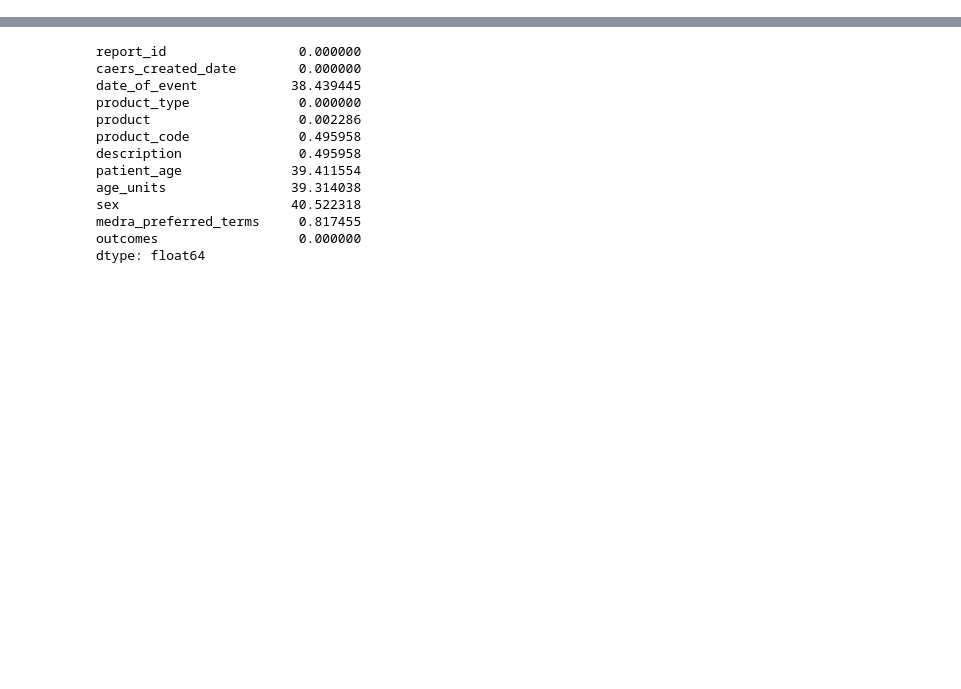
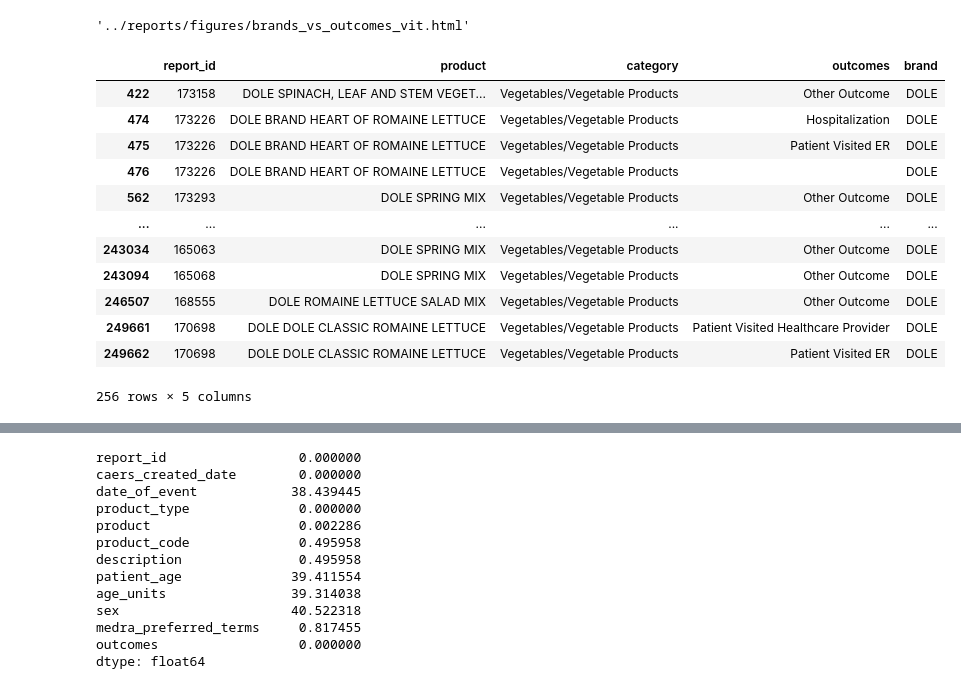
Before and after one commit to AdityaR-Bits/adverse_food_events_analysis-1, a Jupyter notebook: notebooks/sandbox_eda.ipynb, the cells around one changed output, grey strips where cells are left out. Drawn from its saved outputs; the diff is of its cells as text; code cells hidden in the pictures; blank space fills up the shorter version.

```diff
--- a/notebooks/sandbox_eda.ipynb
+++ b/notebooks/sandbox_eda.ipynb
@@ -60,0 +53,5 @@ ValueError: must supply a tuple to get_group with multiple grouping keys
+# %%
+aggReports.outcomes = aggReports.outcomes.apply(lambda x: [y.strip() for y in x.split(",") if y!=[]])
+expl_aggReports = aggReports.explode("outcomes")
+expl_aggReports=expl_aggReports[["report_id","product","category","outcomes"]]
+expl_aggReports=expl_aggReports.reset_index(drop=True)
@@ -60,0 +62,13 @@ ValueError: must supply a tuple to get_group with multiple grouping keys
+# %%
+# Cosmetics Brand clustering
+cosm_df = expl_aggReports[(expl_aggReports['category']=="Cosmetics") & (expl_aggReports['product']!="EXEMPTION 4")].copy()
+
+def brand(x):
+    stop = stopwords.words('english')
+    n_x = [_.upper() for _ in x.lower().split(" ") if _ not in stop]
+    return n_x[0]
+
+
+cosm_df['brand'] =cosm_df['product'].apply(brand,1)
+
+g=cosm_df.groupby(['outcomes','brand'])['report_id'].count().sort_values(ascending=False)
@@ -60,0 +177,62 @@ ValueError: must supply a tuple to get_group with multiple grouping keys
+# %%
+# Vitamins product vs Outcomes
+
+data = []
+
+relv_outcomes = ["Death","Life Threatening","Hospitalization","Disability","Patient Visited ER"]
+
+for i,outcome in enumerate(relv_outcomes):
+
+    top_brands = list(vit_g.iloc[vit_g.index.get_level_values('outcomes')==outcome].reset_index()[:5]['brand'])
+    brand_count = list(vit_g.iloc[vit_g.index.get_level_values('outcomes')==outcome].reset_index()[:5]['report_id'])
+
+    data.append(go.Bar(name=outcome, x = top_brands,y = brand_count))
+
+fig = go.Figure(data=data)
+
+fig.layout.update(title="Vitamins Products vs Outcomes", height = 500, width = 1500,barmode = "stack")
+fig.show()
+plot(fig, filename ="../reports/figures/brands_vs_outcomes_vit.html")
+# %% [output]
+'../reports/figures/brands_vs_outcomes_vit.html'
+# %%
+# Vegetables/Vegetable Products Brand clustering
+veg_df = expl_aggReports[(expl_aggReports['category']=="Vegetables/Vegetable Products") & (expl_aggReports['product']!="EXEMPTION 4")].copy()
+
+veg_df.dropna(inplace=True)
+
+def brand(x):
+    stop = stopwords.words('english')
+    n_x = [_.upper() for _ in x.lower().split(" ") if _ not in stop]
+    if len(n_x)==0:
+        return ""
+    return n_x[0]
+
+def clean_prod(x):
+    regex = re.compile('[%s]' % re.escape(string.punctuation))
+
+    x = regex.sub('', x)
+    stop = stopwords.words('english')
+    n_x = [_.upper() for _ in x.lower().split(" ") if _ not in stop]
+
+    return " ".join(n_x) if len(n_x)<2 else " ".join(n_x[:2])
+
+veg_df['brand'] =veg_df['product'].apply(brand,1)
+
+veg_g=veg_df.groupby(['outcomes','brand'])['report_id'].count().sort_values(ascending=False)
+# %%
+veg_df[veg_df['brand']=="DOLE"]
+# %% [output]
+|  | report_id | product | category | outcomes | brand |
+| 422 | 173158 | DOLE SPINACH, LEAF AND STEM VEGET... | Vegetables/Vegetable Products | Other Outcome | DOLE |
+| 474 | 173226 | DOLE BRAND HEART OF ROMAINE LETTUCE | Vegetables/Vegetable Products | Hospitalization | DOLE |
+| 475 | 173226 | DOLE BRAND HEART OF ROMAINE LETTUCE | Vegetables/Vegetable Products | Patient Visited ER | DOLE |
+| 476 | 173226 | DOLE BRAND HEART OF ROMAINE LETTUCE | Vegetables/Vegetable Products |  | DOLE |
+| 562 | 173293 | DOLE SPRING MIX | Vegetables/Vegetable Products | Other Outcome | DOLE |
+| ... | ... | ... | ... | ... | ... |
+| 243034 | 165063 | DOLE SPRING MIX | Vegetables/Vegetable Products | Other Outcome | DOLE |
+| 243094 | 165068 | DOLE SPRING MIX | Vegetables/Vegetable Products | Other Outcome | DOLE |
+| 246507 | 168555 | DOLE ROMAINE LETTUCE SALAD MIX | Vegetables/Vegetable Products | Other Outcome | DOLE |
+| 249661 | 170698 | DOLE DOLE CLASSIC ROMAINE LETTUCE | Vegetables/Vegetable Products | Patient Visited Healthcare Provider | DOLE |
+| 249662 | 170698 | DOLE DOLE CLASSIC ROMAINE LETTUCE | Vegetables/Vegetable Products | Patient Visited ER | DOLE |
+256 rows × 5 columns
```
Also changed, not shown: parts of 35 cells of this notebook, 11 other files.
